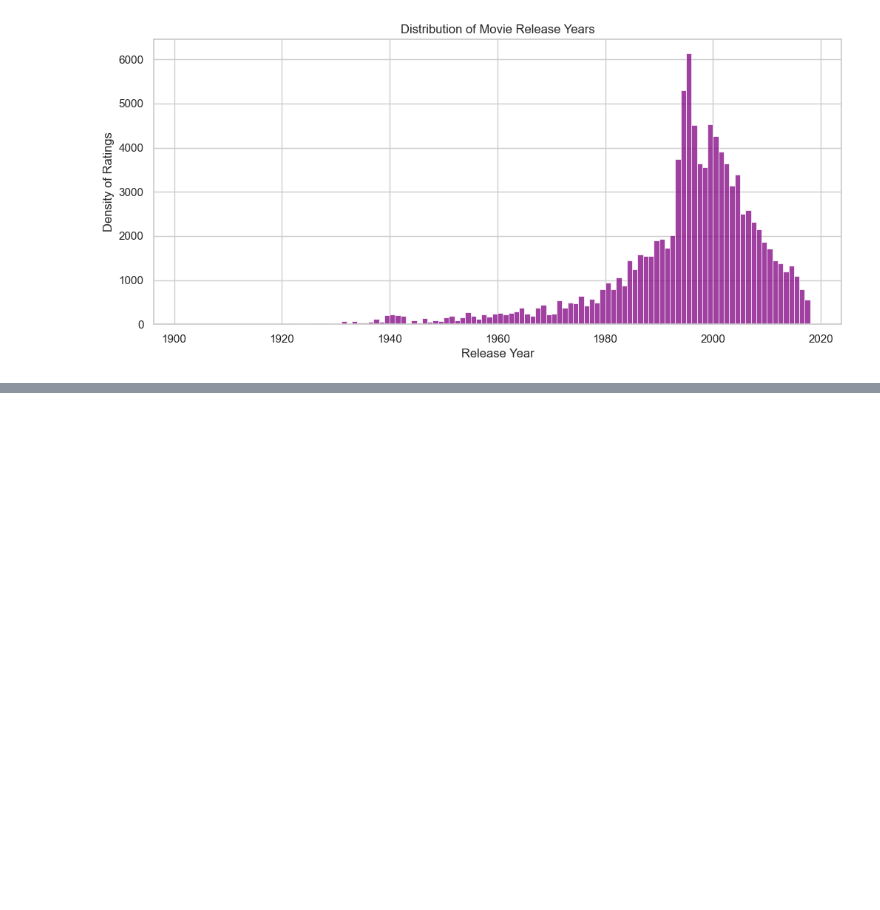
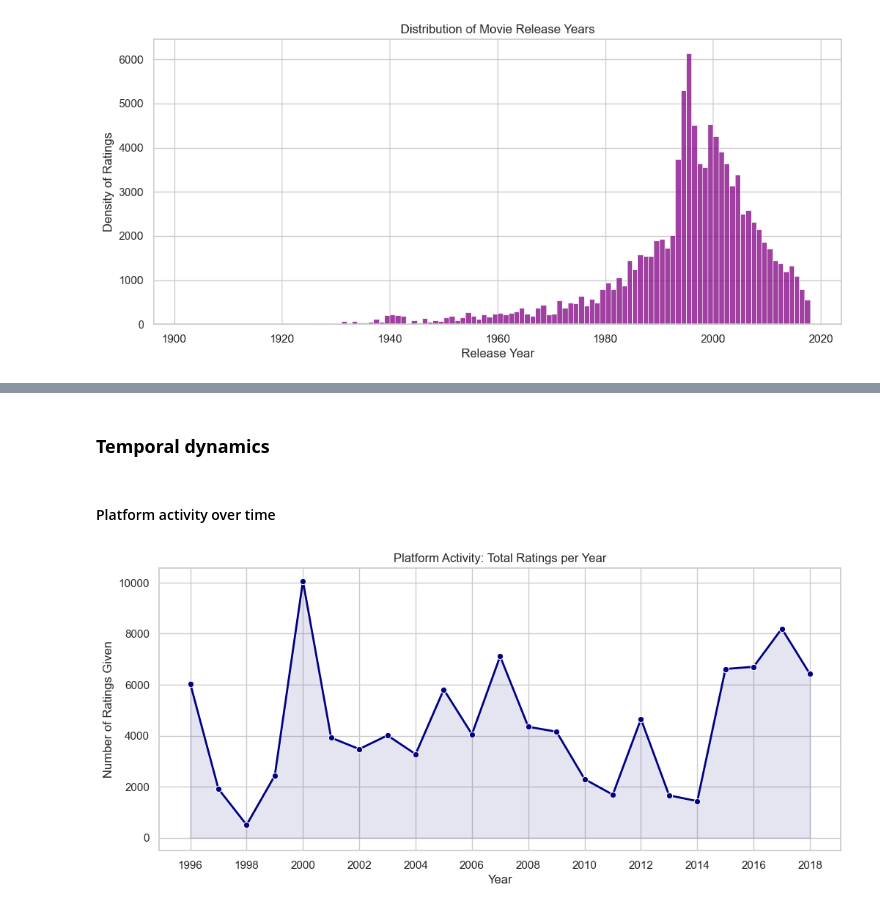
Before and after one commit to rafglo/Movie-Recommendation-System-with-Explainability, a Jupyter notebook: notebooks/eda.ipynb, the cells around one changed output, grey strips where cells are left out. Drawn from its saved outputs; the diff is of its cells as text; code cells hidden in the pictures; blank space fills up the shorter version.

```diff
--- a/notebooks/eda.ipynb
+++ b/notebooks/eda.ipynb
@@ -141,0 +250,18 @@ plt.show()
+# %% [markdown]
+### **Temporal dynamics**
+# %% [markdown]
+#### Platform activity over time
+# %%
+yearly_volume = df.groupby('rating_year').size()
+
+plt.figure(figsize=(12, 5))
+sns.lineplot(x=yearly_volume.index, y=yearly_volume.values, marker='o', color='navy', linewidth=2)
+plt.fill_between(yearly_volume.index, yearly_volume.values, color='navy', alpha=0.1)
+plt.title('Platform Activity: Total Ratings per Year')
+plt.xlabel('Year')
+plt.ylabel('Number of Ratings Given')
+# Ensure x-axis shows integer years
+plt.xticks(range(int(yearly_volume.index.min()), int(yearly_volume.index.max())+1, 2))
+plt.show()
+# %% [output]
+[figure, added]
```
Also changed, not shown: parts of 27 cells of this notebook.
